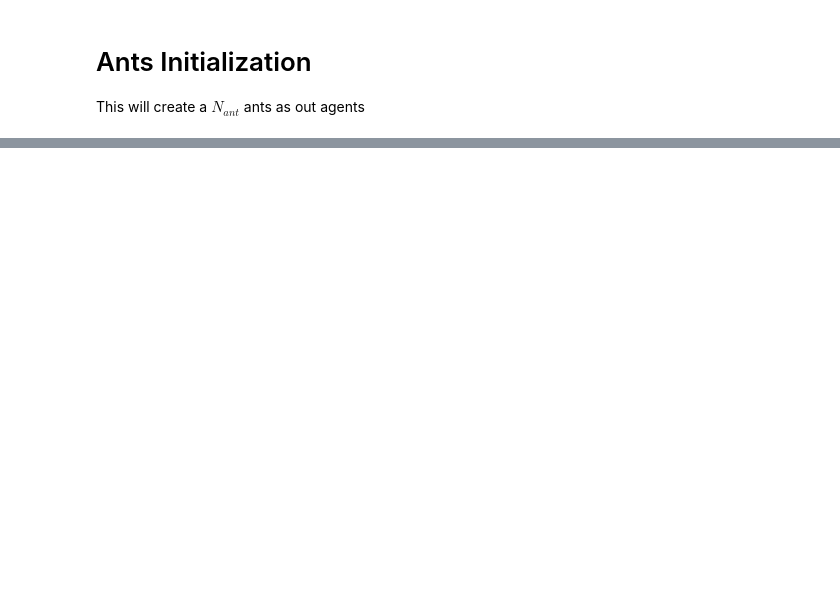
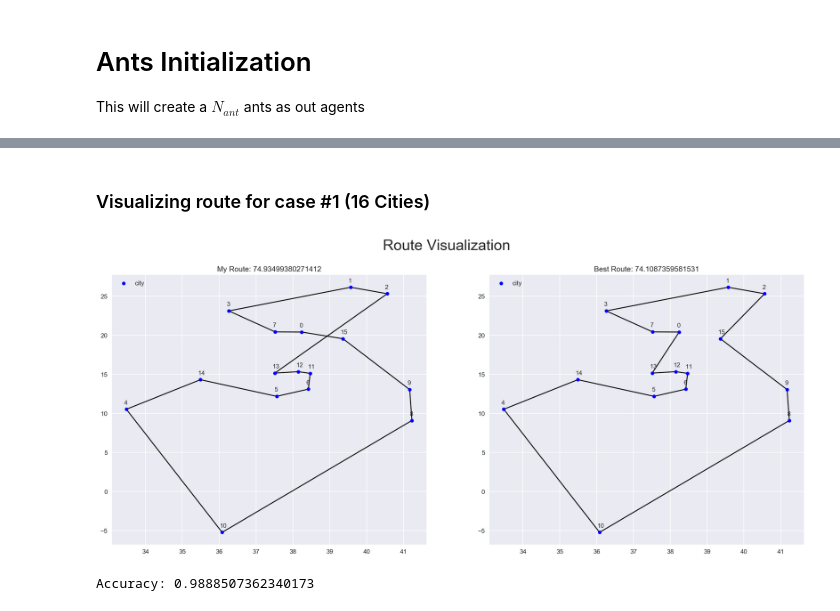
Before and after one commit to iqbalbasyar/Solving-TSP-Problem-with-Ant-System-Algorithm, a Jupyter notebook: Solving TSP Problem with Ant System Algorithm.ipynb, the cells around one changed output, grey strips where cells are left out. Saved outputs shown, nothing was run; the diff lists cells and outputs as text; code cells hidden in the pictures; blank space fills up the shorter version.

```diff
--- a/Solving TSP Problem with Ant System Algorithm.ipynb
+++ b/Solving TSP Problem with Ant System Algorithm.ipynb
@@ -534,0 +520,19 @@ cost(final_route,dist_matrix_16)
+# %% [markdown]
+### Visualizing route for case #1 (16 Cities)
+# %%
+troute = [13,0,7,3,1,2,15,9,8,10,4,14,5,6,11,12,13] #Best Route I've Found so far
+datas = [data16, data16]
+axes = 2
+this_routes = [route16, troute]
+titles = ["My Route: "+str(cost(route16, dist16)), "Best Route: "+str(cost(troute, dist16))]
+# ib_scatterhs_2d(datas,axes,titles,dpi=80,node_color='b'
+#                 ,figsize=(5,5),route=final_route, suptitle="Route Visualization"
+#                 , print_route=True, verbouse = True)
+
+ib_scatterhs_2d(datas,axes,titles,dpi=80,node_color='b'
+                ,figsize=(20,8),route=this_routes, suptitle="Route Visualization"
+                , print_route=True, verbouse = True)
+print("Accuracy: {}".format(1-(cost(route16, dist16)-cost(troute, dist16))/cost(troute, dist16)))
+# %% [output]
+[figure, added]
+Accuracy: 0.9888507362340173
```
Also changed, not shown: parts of 54 cells of this notebook, 12 other files.
